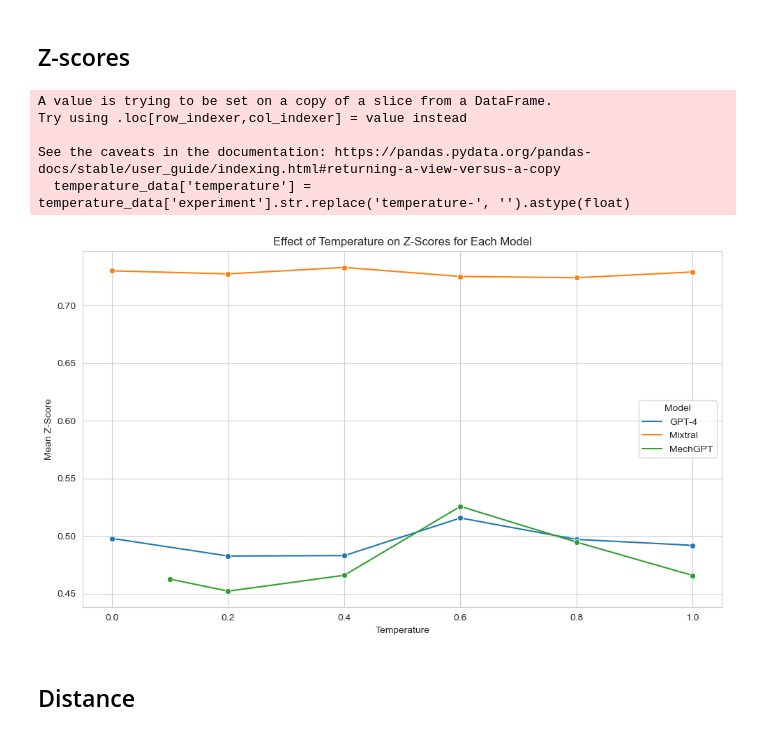
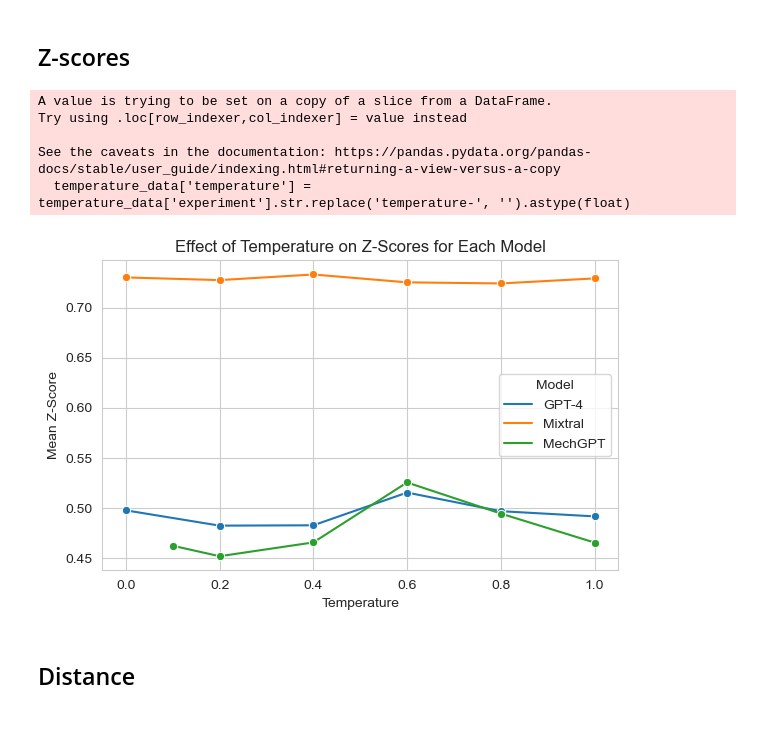
Before and after one commit to grndnl/llm_material_selection_jcise, a Jupyter notebook: evaluation/temperature.ipynb, the cells around one changed output. Cells and saved outputs as stored; diff of their text form; code cells hidden in the pictures.

```diff
--- a/evaluation/temperature.ipynb
+++ b/evaluation/temperature.ipynb
@@ -16,25 +16,25 @@ temperature_data = data[data['experiment'].str.match(r'temperature-[0-1]')]
 # %%
 # Extracting temperature values and converting them to floats for plotting
 temperature_data['temperature'] = temperature_data['experiment'].str.replace('temperature-', '').astype(float)
 
 # Plotting
-plt.figure(figsize=(10, 6))
+plt.figure(figsize=(6, 4))
 sns.lineplot(data=temperature_data, x='temperature', y='mean_z_score', hue='model', marker='o')
 plt.title('Effect of Temperature on Z-Scores for Each Model')
 plt.xlabel('Temperature')
 plt.ylabel('Mean Z-Score')
 plt.legend(title='Model') #, bbox_to_anchor=(1.05, 1), loc='upper left')
 plt.tight_layout()
 plt.savefig('temperature_z-score.pdf')
 
 plt.show()
 # %% [output]
 A value is trying to be set on a copy of a slice from a DataFrame.
 Try using .loc[row_indexer,col_indexer] = value instead
 
 See the caveats in the documentation: https://pandas.pydata.org/pandas-docs/stable/user_guide/indexing.html#returning-a-view-versus-a-copy
   temperature_data['temperature'] = temperature_data['experiment'].str.replace('temperature-', '').astype(float)
-[figure, old version]
+[figure, new version]
 # %% [markdown]
 ## Distance
 # %%
```
Also changed, not shown: parts of 1 cell of this notebook, 2 other files.
